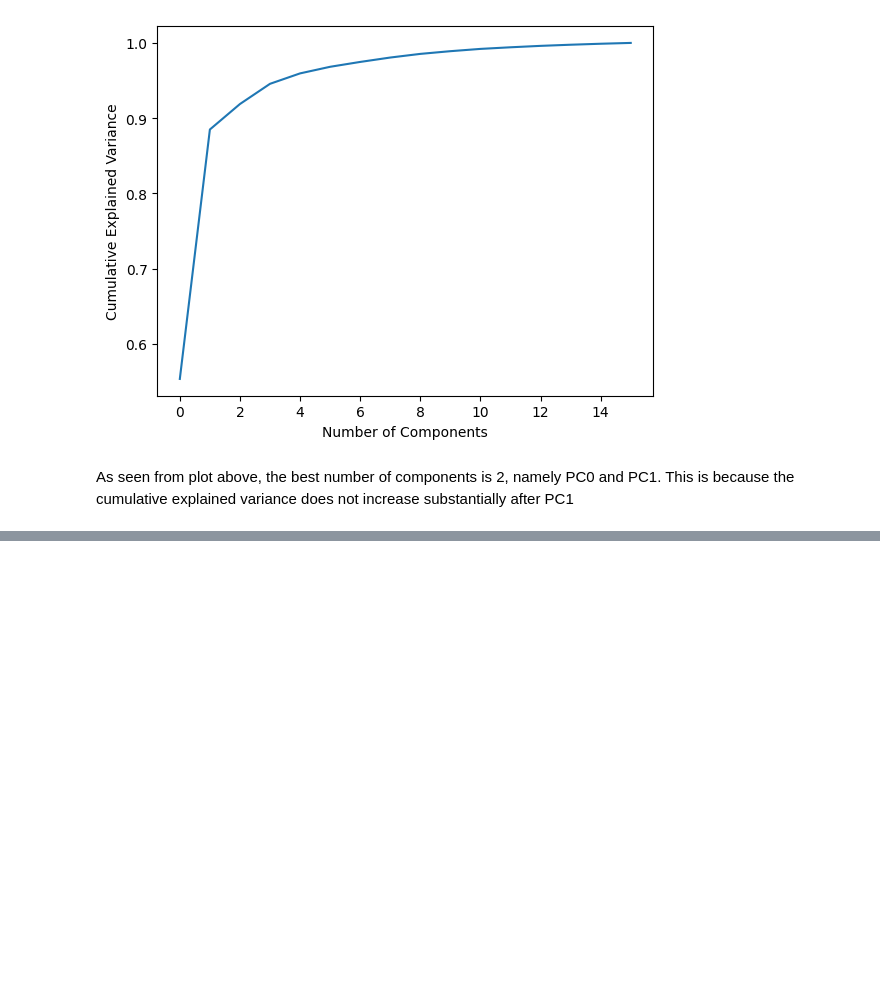
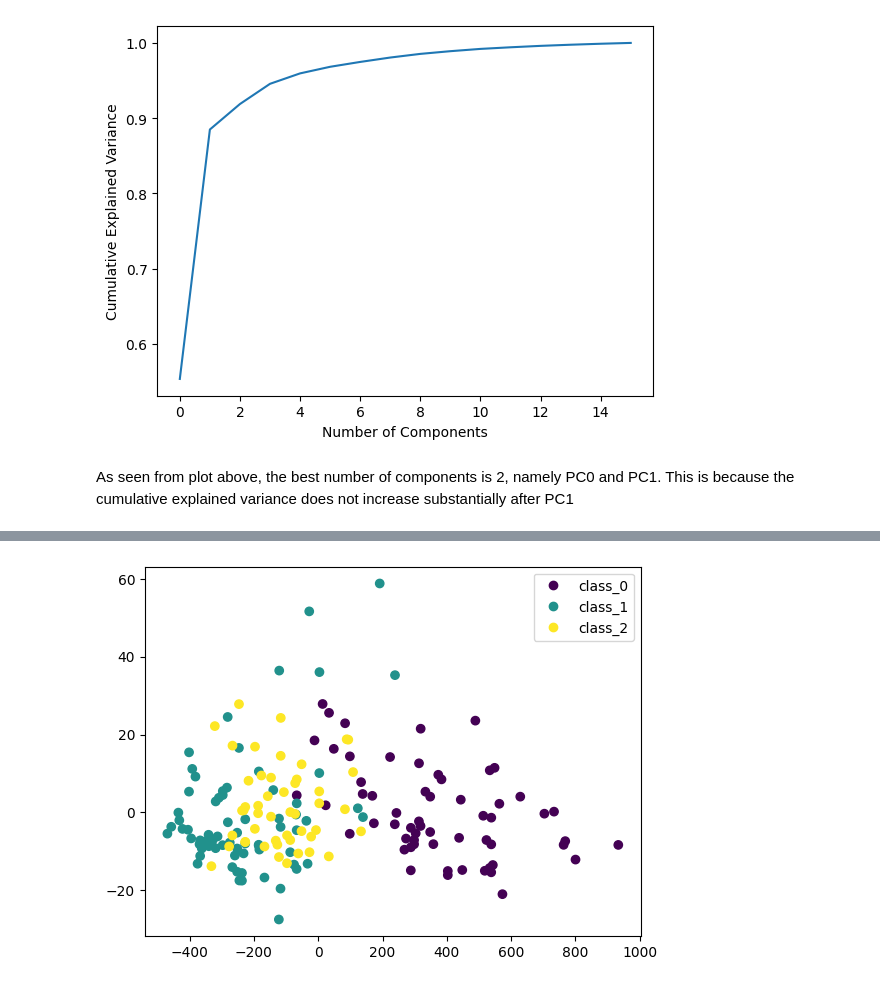
Before and after one commit to HenryLiang-123/MSiA_421, a Jupyter notebook: HW1.ipynb, the cells around one changed output, grey strips where cells are left out. Drawn from its saved outputs; the diff is of its cells as text; code cells hidden in the pictures; blank space fills up the shorter version.

```diff
--- a/HW1.ipynb
+++ b/HW1.ipynb
@@ -47,0 +110,10 @@ As seen from plot above, the best number of components is 2, namely PC0 and PC1.
+# %%
+...
+from sklearn.decomposition import PCA
+pca = PCA()
+Xt = pca.fit_transform(X)
+plot = plt.scatter(Xt[:,0], Xt[:,1], c=y)
+plt.legend(handles=plot.legend_elements()[0], labels=list(winedata['target_names']))
+plt.show()
+# %% [output]
+[figure, added]
```
Also changed, not shown: parts of 11 cells of this notebook, 1 other file.
